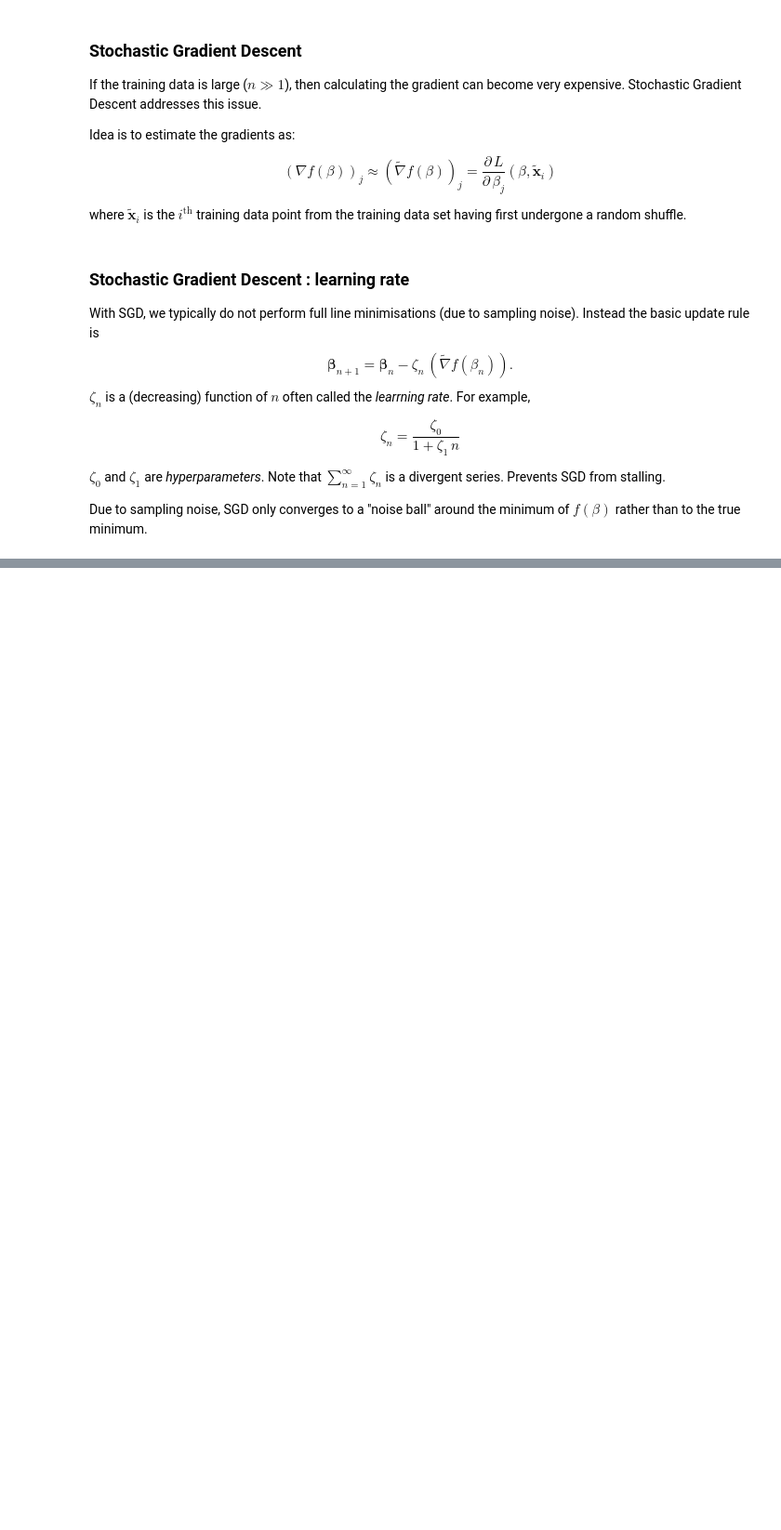
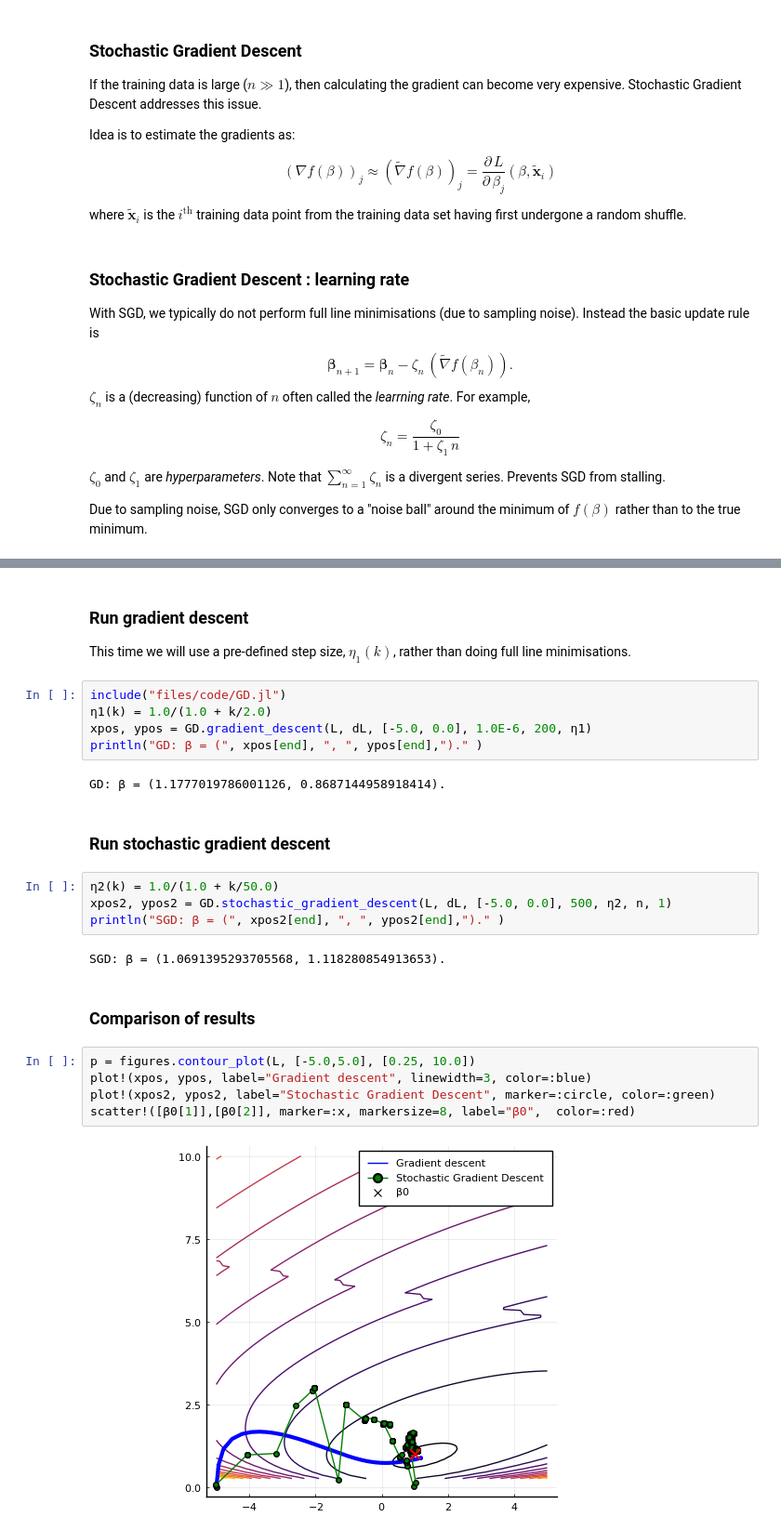
Before and after one commit to colm-connaughton/MA934-slides, a Jupyter notebook: slides 6 - nonlinear optimisation.ipynb, the cells around one changed output, grey strips where cells are left out. Shown at 93% size. Drawn from its saved outputs; the diff is of its cells as text; blank space fills up the shorter version.

```diff
--- a/slides 6 - nonlinear optimisation.ipynb
+++ b/slides 6 - nonlinear optimisation.ipynb
@@ -451,0 +617,28 @@ Due to sampling noise, SGD only converges to a "noise ball" around the minimum o
+# %% [markdown]
+### Run gradient descent
+
+This time we will use a pre-defined step size, $\eta_1(k)$, rather than doing full line minimisations.
+# %%
+include("files/code/GD.jl")
+η1(k) = 1.0/(1.0 + k/2.0)
+xpos, ypos = GD.gradient_descent(L, dL, [-5.0, 0.0], 1.0E-6, 200, η1)
+println("GD: β = (", xpos[end], ", ", ypos[end],")." )
+# %% [output]
+GD: β = (1.1777019786001126, 0.8687144958918414).
+# %% [markdown]
+### Run stochastic gradient descent
+# %%
+η2(k) = 1.0/(1.0 + k/50.0)
+xpos2, ypos2 = GD.stochastic_gradient_descent(L, dL, [-5.0, 0.0], 500, η2, n, 1)
+println("SGD: β = (", xpos2[end], ", ", ypos2[end],")." )
+# %% [output]
+SGD: β = (1.0691395293705568, 1.118280854913653).
+# %% [markdown]
+### Comparison of results
+# %%
+p = figures.contour_plot(L, [-5.0,5.0], [0.25, 10.0])
+plot!(xpos, ypos, label="Gradient descent", linewidth=3, color=:blue)
+plot!(xpos2, ypos2, label="Stochastic Gradient Descent", marker=:circle, color=:green)
+scatter!([β0[1]],[β0[2]], marker=:x, markersize=8, label="β0",  color=:red)
+# %% [output]
+[figure, added]
```
Also changed, not shown: parts of 27 cells of this notebook, 9 other files.
